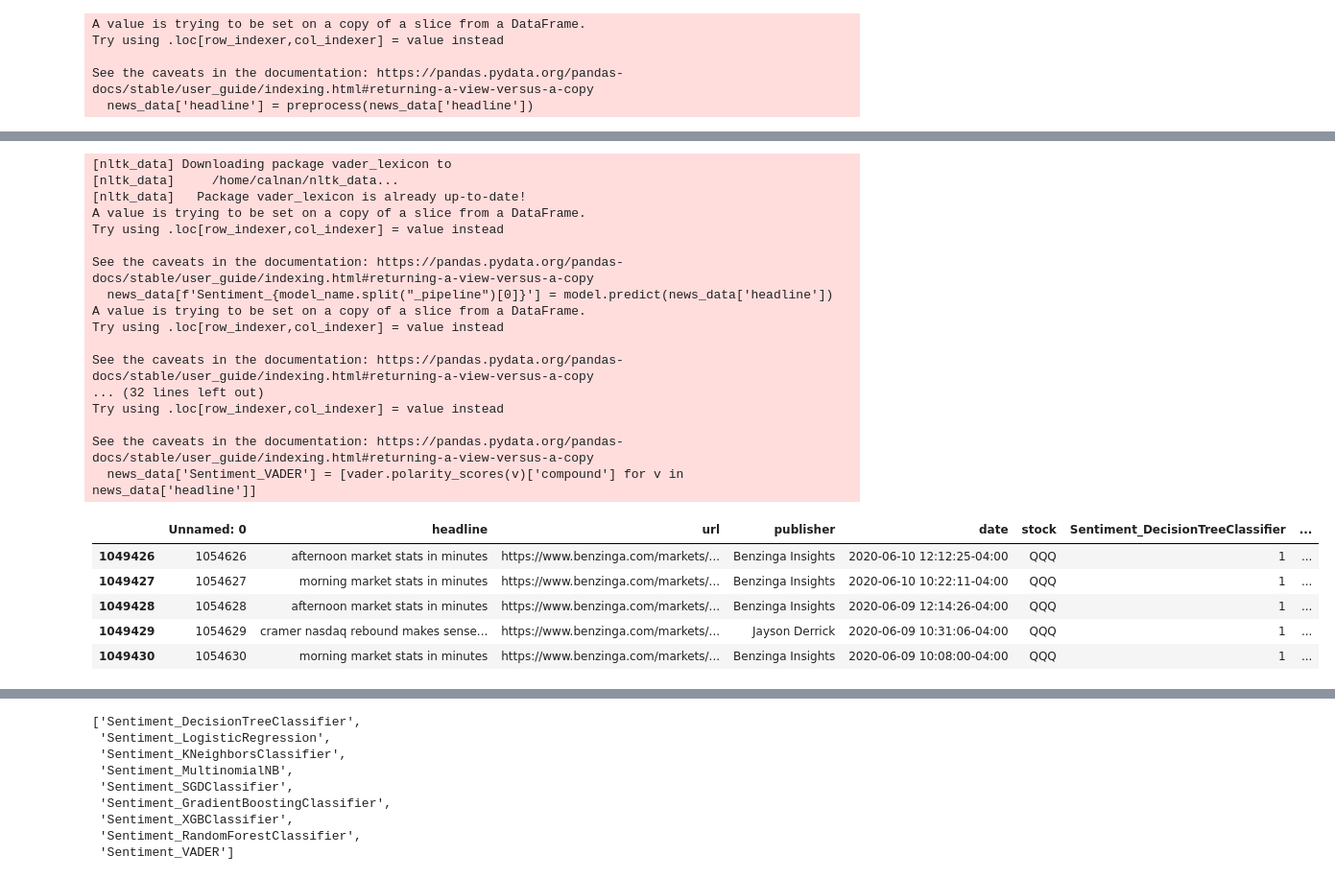
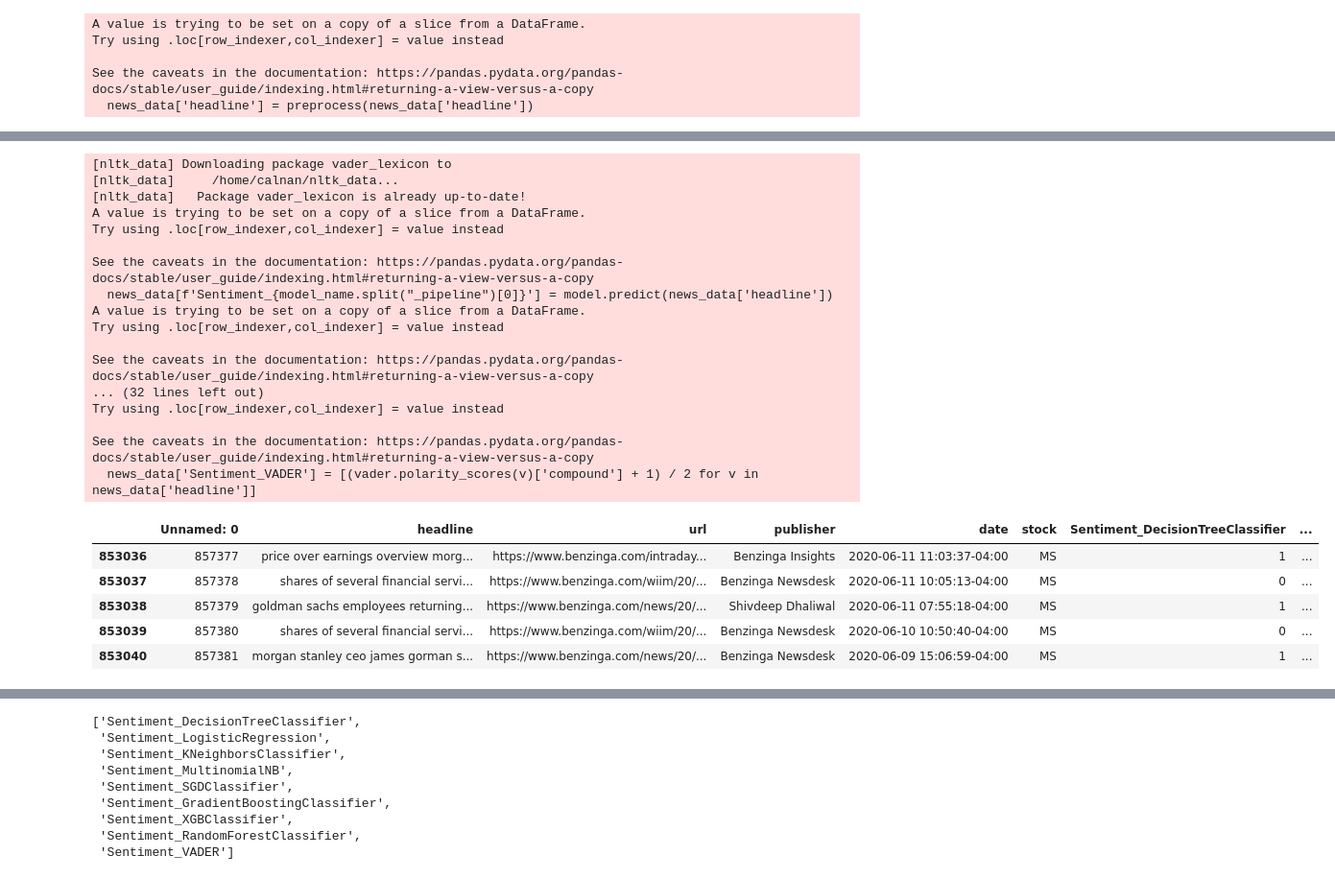
Before and after one commit to jamescalnan/Learning-From-Data-Coursework, a Jupyter notebook: Stock Predictor.ipynb, the cells around one changed output, grey strips where cells are left out. Shown at 96% size. Drawn from its saved outputs; the diff is of its cells as text; code cells hidden in the pictures.

```diff
--- a/Stock Predictor.ipynb
+++ b/Stock Predictor.ipynb
@@ -107,7 +125,7 @@ ADBE    1999
 Name: count, dtype: int64
 # %%
 # Im going to use the MS stock as it has a lot of dates
-stock = "QQQ"
+stock = "MS"
 news_data = data[data['stock'] == stock]
 
 news_data.head()
@@ -231,37 +250,37 @@ else:
     for model_name in available_models:
         # Load the model
         model = pickle.load(open(f'models/{model_name}', 'rb'))
         # Predict the sentiment
         news_data[f'Sentiment_{model_name.split("_pipeline")[0]}'] = model.predict(news_data['headline'])
 
-news_data['Sentiment_VADER'] = [vader.polarity_scores(v)['compound'] for v in news_data['headline']]
+news_data['Sentiment_VADER'] = [(vader.polarity_scores(v)['compound'] + 1) / 2 for v in news_data['headline']]
 
 available_models = [f'Sentiment_{model_name.split("_pipeline")[0]}' for model_name in available_models]
 
 available_models.append('Sentiment_VADER')
 
 news_data.head()
 # %% [output]
 [nltk_data] Downloading package vader_lexicon to
 [nltk_data]     /home/calnan/nltk_data...
 [nltk_data]   Package vader_lexicon is already up-to-date!
 A value is trying to be set on a copy of a slice from a DataFrame.
 Try using .loc[row_indexer,col_indexer] = value instead
 
 See the caveats in the documentation: https://pandas.pydata.org/pandas-docs/stable/user_guide/indexing.html#returning-a-view-versus-a-copy
   news_data[f'Sentiment_{model_name.split("_pipeline")[0]}'] = model.predict(news_data['headline'])
 A value is trying to be set on a copy of a slice from a DataFrame.
 Try using .loc[row_indexer,col_indexer] = value instead
 
 See the caveats in the documentation: https://pandas.pydata.org/pandas-docs/stable/user_guide/indexing.html#returning-a-view-versus-a-copy
 ... (32 lines left out)
 Try using .loc[row_indexer,col_indexer] = value instead
 
 See the caveats in the documentation: https://pandas.pydata.org/pandas-docs/stable/user_guide/indexing.html#returning-a-view-versus-a-copy
-  news_data['Sentiment_VADER'] = [vader.polarity_scores(v)['compound'] for v in news_data['headline']]
+  news_data['Sentiment_VADER'] = [(vader.polarity_scores(v)['compound'] + 1) / 2 for v in news_data['headline']]
 |  | Unnamed: 0 | headline | url | publisher | date | stock | Sentiment_DecisionTreeClassifier | ... |
-| 1049426 | 1054626 | afternoon market stats in minutes | https://www.benzinga.com/markets/... | Benzinga Insights | 2020-06-10 12:12:25-04:00 | QQQ | 1 | ... |
-| 1049427 | 1054627 | morning market stats in minutes | https://www.benzinga.com/markets/... | Benzinga Insights | 2020-06-10 10:22:11-04:00 | QQQ | 1 | ... |
-| 1049428 | 1054628 | afternoon market stats in minutes | https://www.benzinga.com/markets/... | Benzinga Insights | 2020-06-09 12:14:26-04:00 | QQQ | 1 | ... |
-| 1049429 | 1054629 | cramer nasdaq rebound makes sense... | https://www.benzinga.com/markets/... | Jayson Derrick | 2020-06-09 10:31:06-04:00 | QQQ | 1 | ... |
-| 1049430 | 1054630 | morning market stats in minutes | https://www.benzinga.com/markets/... | Benzinga Insights | 2020-06-09 10:08:00-04:00 | QQQ | 1 | ... |
+| 853036 | 857377 | price over earnings overview morg... | https://www.benzinga.com/intraday... | Benzinga Insights | 2020-06-11 11:03:37-04:00 | MS | 1 | ... |
+| 853037 | 857378 | shares of several financial servi... | https://www.benzinga.com/wiim/20/... | Benzinga Newsdesk | 2020-06-11 10:05:13-04:00 | MS | 0 | ... |
+| 853038 | 857379 | goldman sachs employees returning... | https://www.benzinga.com/news/20/... | Shivdeep Dhaliwal | 2020-06-11 07:55:18-04:00 | MS | 1 | ... |
+| 853039 | 857380 | shares of several financial servi... | https://www.benzinga.com/wiim/20/... | Benzinga Newsdesk | 2020-06-10 10:50:40-04:00 | MS | 0 | ... |
+| 853040 | 857381 | morgan stanley ceo james gorman s... | https://www.benzinga.com/news/20/... | Benzinga Newsdesk | 2020-06-09 15:06:59-04:00 | MS | 1 | ... |
```
Also changed, not shown: parts of 25 cells of this notebook, 30 other files.
